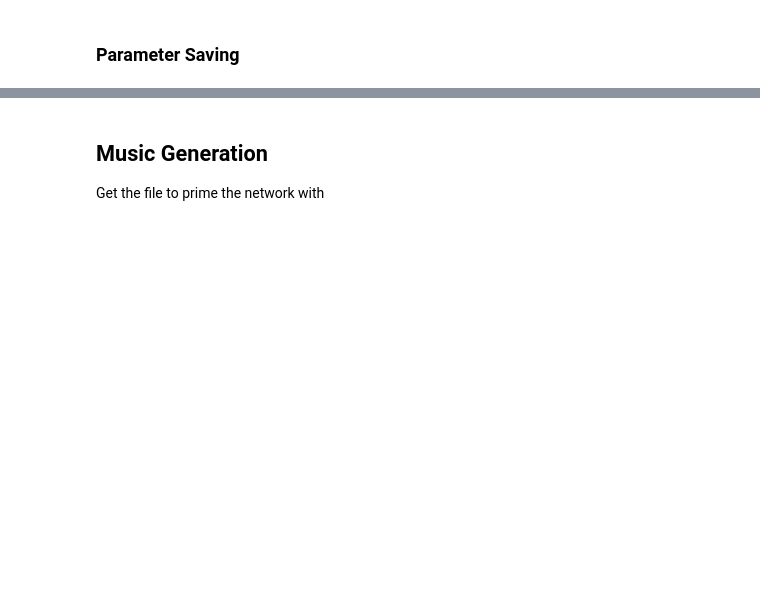
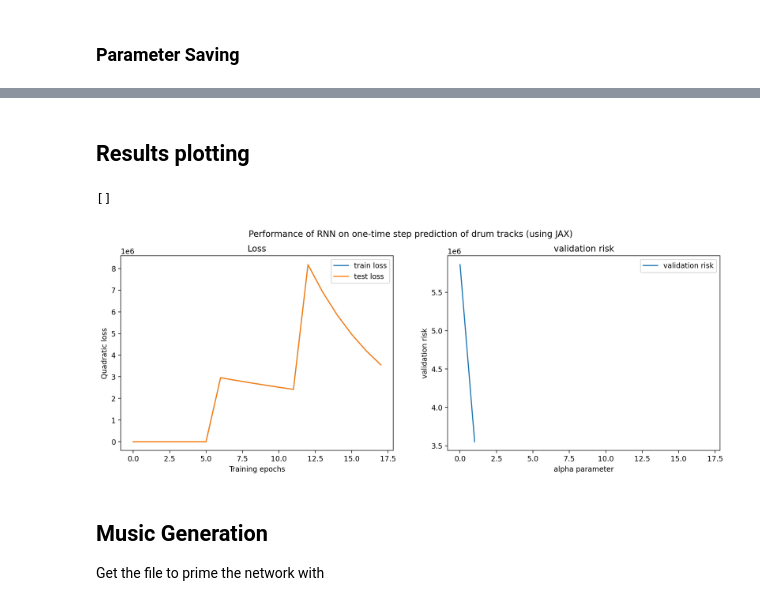
Before and after one commit to matthjs/semesterProjectNN, a Jupyter notebook: networks/RNNtest.ipynb, the cells around one changed output, grey strips where cells are left out. Drawn from its saved outputs; the diff is of its cells as text; code cells hidden in the pictures; blank space fills up the shorter version.

```diff
--- a/networks/RNNtest.ipynb
+++ b/networks/RNNtest.ipynb
@@ -416,7 +427,7 @@ def init_network(sizes, key):
     return (Win, W, Wout, b)
 # %%
 K = len(S[0][0][0]) # K := input and output vector dim
-L = 30 # Reservoir or State Vector dim
+L = 500 # Reservoir or State Vector dim
 sizes = [K, L, K]
 params = init_network(sizes, key)
 print(jax.tree_map(lambda x: x.shape, params)) # printing shape of network
@@ -480,8 +491,14 @@ def getParameterVector(params):
     return np.array(theta)
 
 def reg(params):
-    theta = getParameterVector(params)
-    return np.sum(np.square(theta))
+    #theta = getParameterVector(params)
+    Win, W, Wout, b = params
+    return (
+        np.sum(np.square(Win)) +
+        np.sum(np.square(W)) +
+        np.sum(np.square(Wout)) +
+        np.sum(np.square(b))
+    )
 # %% [markdown]
 $$
 \mathcal{R}^{\text{emp}}(\theta) = \frac{1}{N} \sum^{N}_{i=1} L(\hat{\mathbf{Y}}_{i, \theta}^{\text{train}}, \mathbf{Y}_i^{\text{train}}) + r^2 \; \text{reg}(\theta)
@@ -581,7 +602,7 @@ def train(params, u_train, y_train, u_test, y_test, alpha, n_epochs=3):
         print(f'Epoch {epoch+1:>2} ({epoch_time:<.2f}s): ', end='')
         print(f'train loss {train_loss[-1]:<5.2f} test loss {test_loss[-1]:<5.2f}', end='| ')
 
-    return params
+    return params, train_loss, test_loss
 
 """
 same as train but without testing set to measure testing loss
@@ -622,7 +643,10 @@ if (TRAINING_ON and not RC_ON):
 
     S_k = [S[i : i + n] for i in range(0, len(S), n)]
 
-    for r in range(0, 2):
+
+    full_train_loss = []
+    full_test_loss = [] # loss on validation set
+    for r in range(0, 3):
         validation_risk = []
         for j in range(0, k):
             V = S_k.pop(j)                          # validation set
@@ -634,8 +658,13 @@ if (TRAINING_ON and not RC_ON):
             u_val, y_val = unpack(V)
             print(u_val.shape)
             print(y_val.shape)
-            params = train(params, u_train, y_train, u_val, y_val, r)
+            params, train_loss, test_loss = train(params, u_train, y_train, u_val, y_val, r)
+            # record loss / emp.risk
+            full_train_loss = full_train_loss + train_loss
+            full_test_loss = full_test_loss + test_loss
+
             validation_risk.append(loss(params, u_val, y_val, r))
+
         validation_risk_r.append(np.mean(np.array(validation_risk)))
 
     r_opt = np.argmin(np.array(validation_risk_r))
@@ -667,3 +716,25 @@ elif (SAVE_PARAMETERS):
+# %% [markdown]
+## Results plotting
+# %%
+fig, axs = plt.subplots(ncols=2, nrows=1, dpi=200, figsize=(15,5), sharex=True)
+fig.suptitle("Performance of RNN on one-time step prediction of drum tracks (using JAX)")
+axs[0].set_title('Loss')
+axs[0].plot(full_train_loss, label='train loss')
+axs[0].plot(full_test_loss, label='test loss')
+axs[0].set_ylabel('Quadratic loss')
+axs[0].set_xlabel('Training epochs')
+axs[0].legend()
+
+axs[1].set_title('validation risk')
+axs[1].plot(validation_risk_r, label='validation risk')
+axs[1].set_ylabel('validation risk')
+axs[1].set_xlabel('alpha parameter')
+axs[1].legend()
+
+plt.plot()
+# %% [output]
+[]
+[figure, added]
 # %% [markdown]
 ## Music Generation
 Get the file to prime the network with
```
Also changed, not shown: parts of 11 cells of this notebook, 1 other file.
